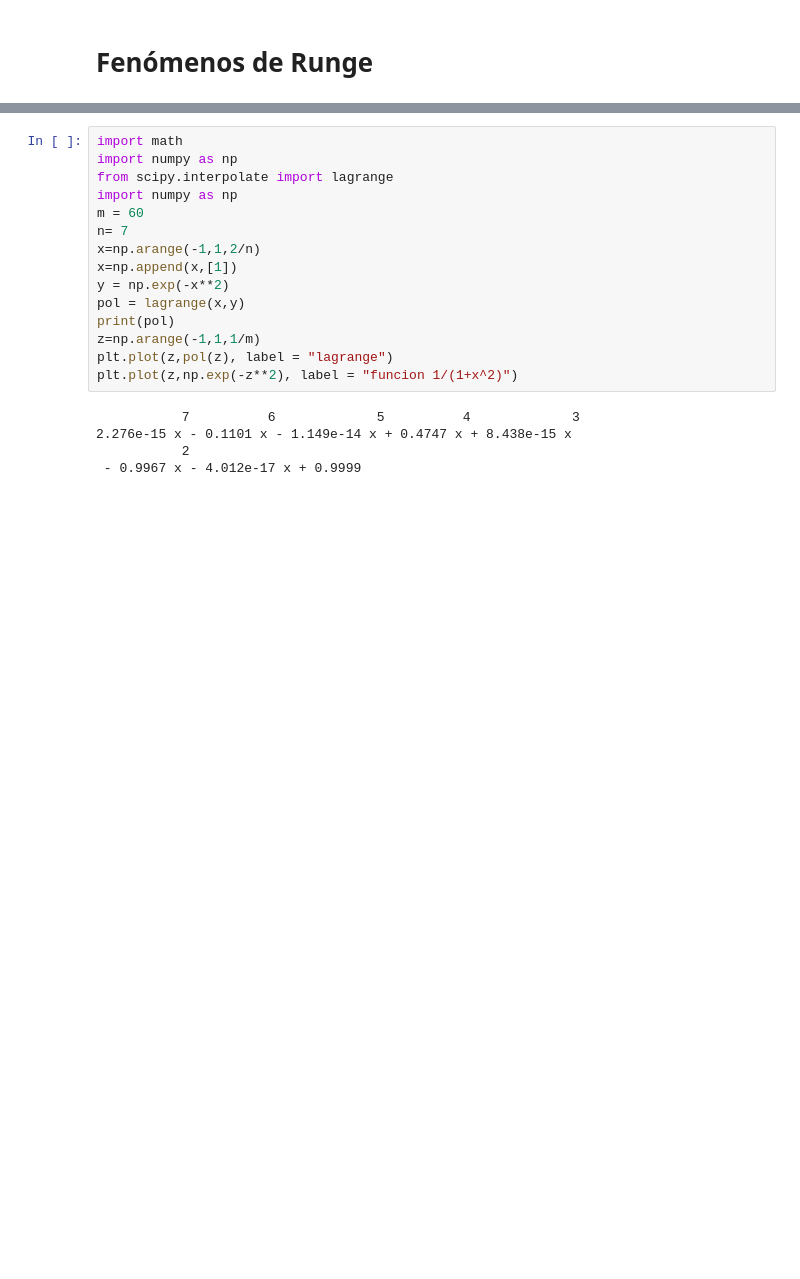
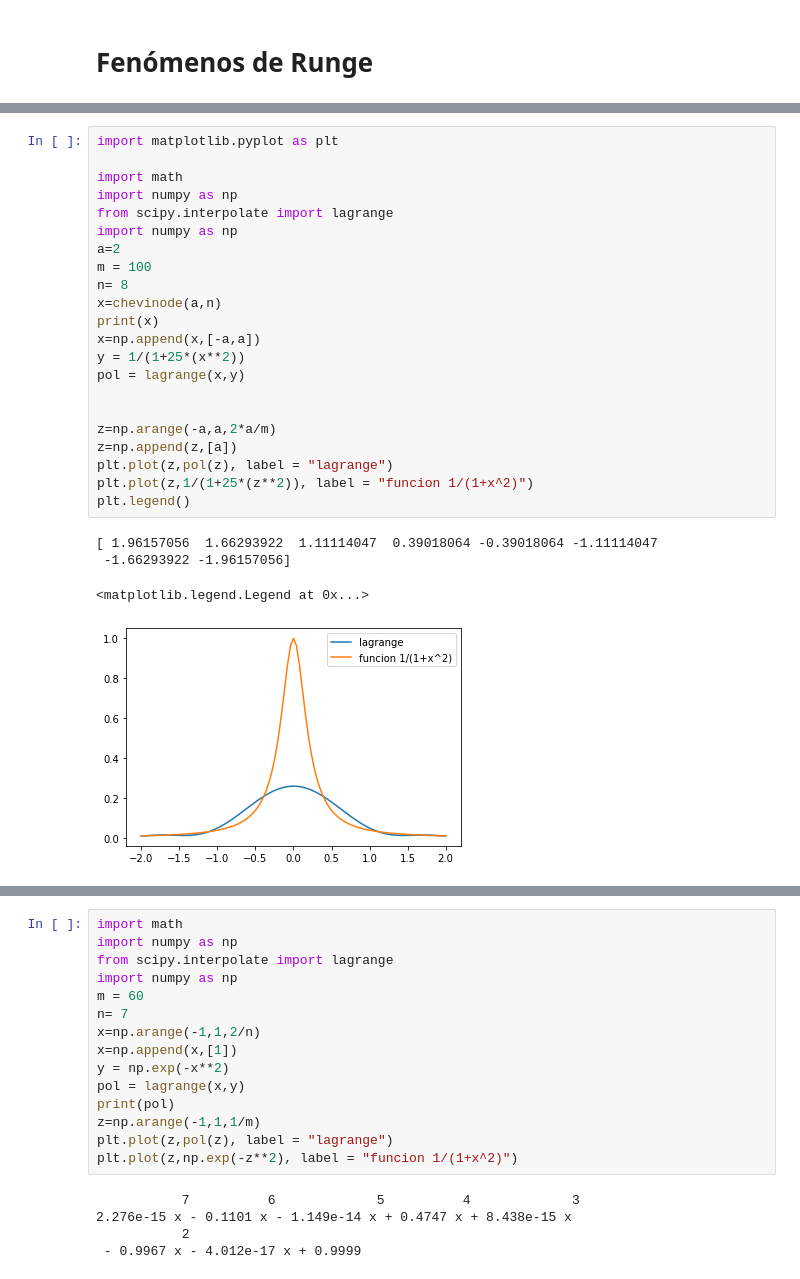
Before and after one commit to antvilla06/Programaci-n-y-M-todos-Num-ricos, a Jupyter notebook: Unidad_5.ipynb, the cells around one changed output, grey strips where cells are left out. Drawn from its saved outputs; the diff is of its cells as text; blank space fills up the shorter version.

```diff
--- a/Unidad_5.ipynb
+++ b/Unidad_5.ipynb
@@ -25,3 +31,30 @@ plt.plot(z,1/(1+25*(z**2)), label = "funcion 1/(1+x^2)")
+# %%
+import matplotlib.pyplot as plt
+
+import math
+import numpy as np
+from scipy.interpolate import lagrange
+import numpy as np
+a=2
+m = 100
+n= 8
+x=chevinode(a,n)
+print(x)
+x=np.append(x,[-a,a])
+y = 1/(1+25*(x**2))
+pol = lagrange(x,y)
+
+
+z=np.arange(-a,a,2*a/m)
+z=np.append(z,[a])
+plt.plot(z,pol(z), label = "lagrange")
+plt.plot(z,1/(1+25*(z**2)), label = "funcion 1/(1+x^2)")
+plt.legend()
+# %% [output]
+[ 1.96157056  1.66293922  1.11114047  0.39018064 -0.39018064 -1.11114047
+ -1.66293922 -1.96157056]
+<matplotlib.legend.Legend at 0x...>
+[figure, added]
 # %%
 import matplotlib.pyplot as plt
 import math
```
Also changed, not shown: parts of 8 cells of this notebook.
